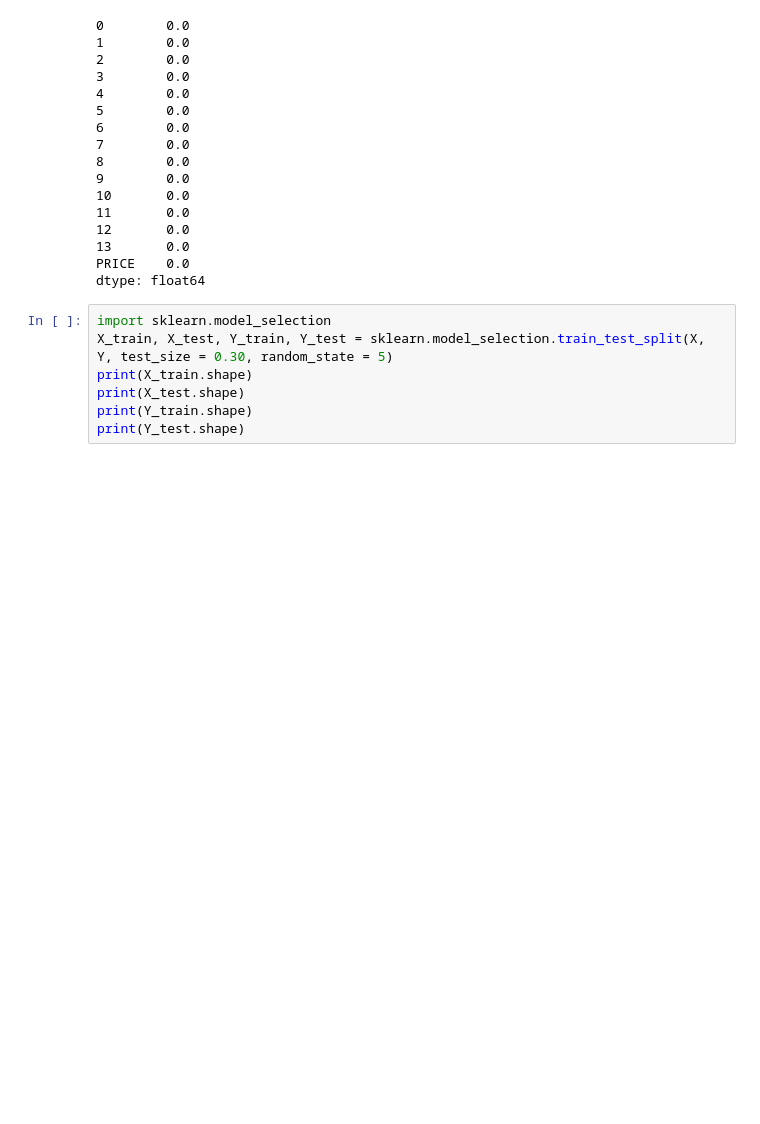
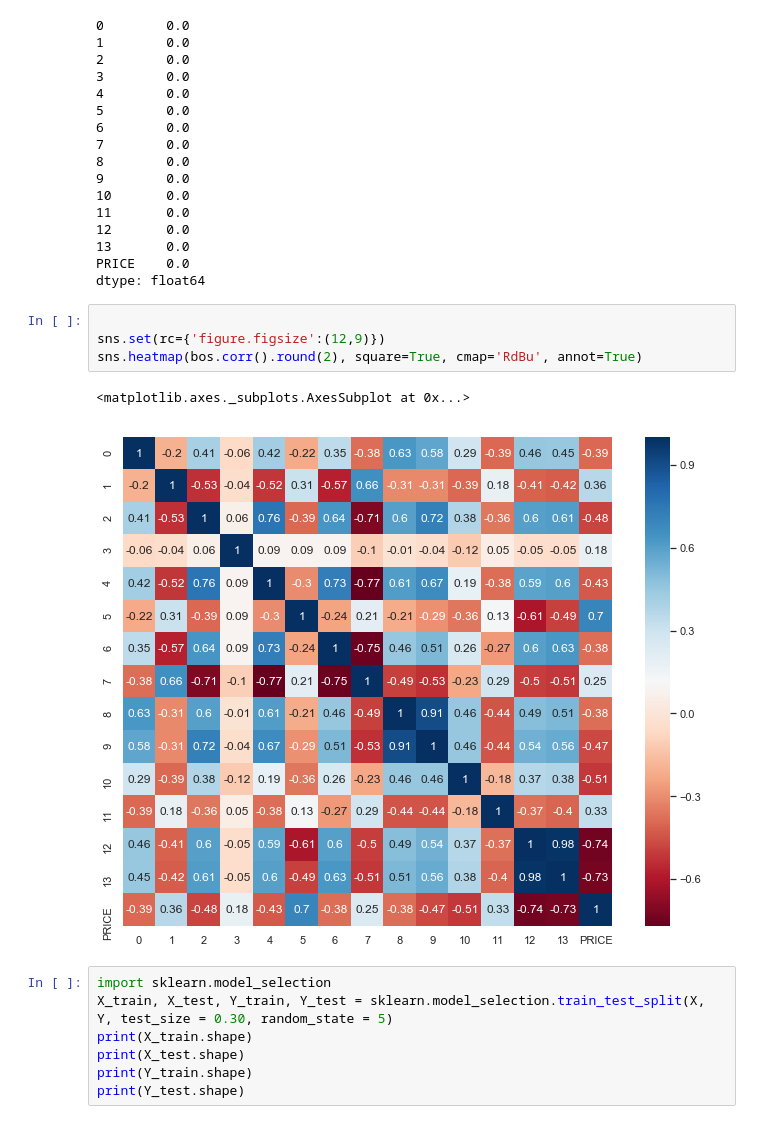
Before and after one commit to satosys/Appliedai_Course, a Jupyter notebook: F-NLP-ML/LinearRegression-SGD-Custom.ipynb, the cells around one changed output. Cells and saved outputs as stored; diff of their text form; blank space fills up the shorter version.

```diff
--- a/F-NLP-ML/LinearRegression-SGD-Custom.ipynb
+++ b/F-NLP-ML/LinearRegression-SGD-Custom.ipynb
@@ -73,6 +74,13 @@ bos.isnull().sum()/len(bos)*100
 13       0.0
 PRICE    0.0
 dtype: float64
+# %%
+
+sns.set(rc={'figure.figsize':(12,9)})
+sns.heatmap(bos.corr().round(2), square=True, cmap='RdBu', annot=True)
+# %% [output]
+<matplotlib.axes._subplots.AxesSubplot at 0x...>
+[figure, added]
 # %%
 import sklearn.model_selection
 X_train, X_test, Y_train, Y_test = sklearn.model_selection.train_test_split(X, Y, test_size = 0.30, random_state = 5)
```
Also changed, not shown: parts of 8 cells of this notebook.
